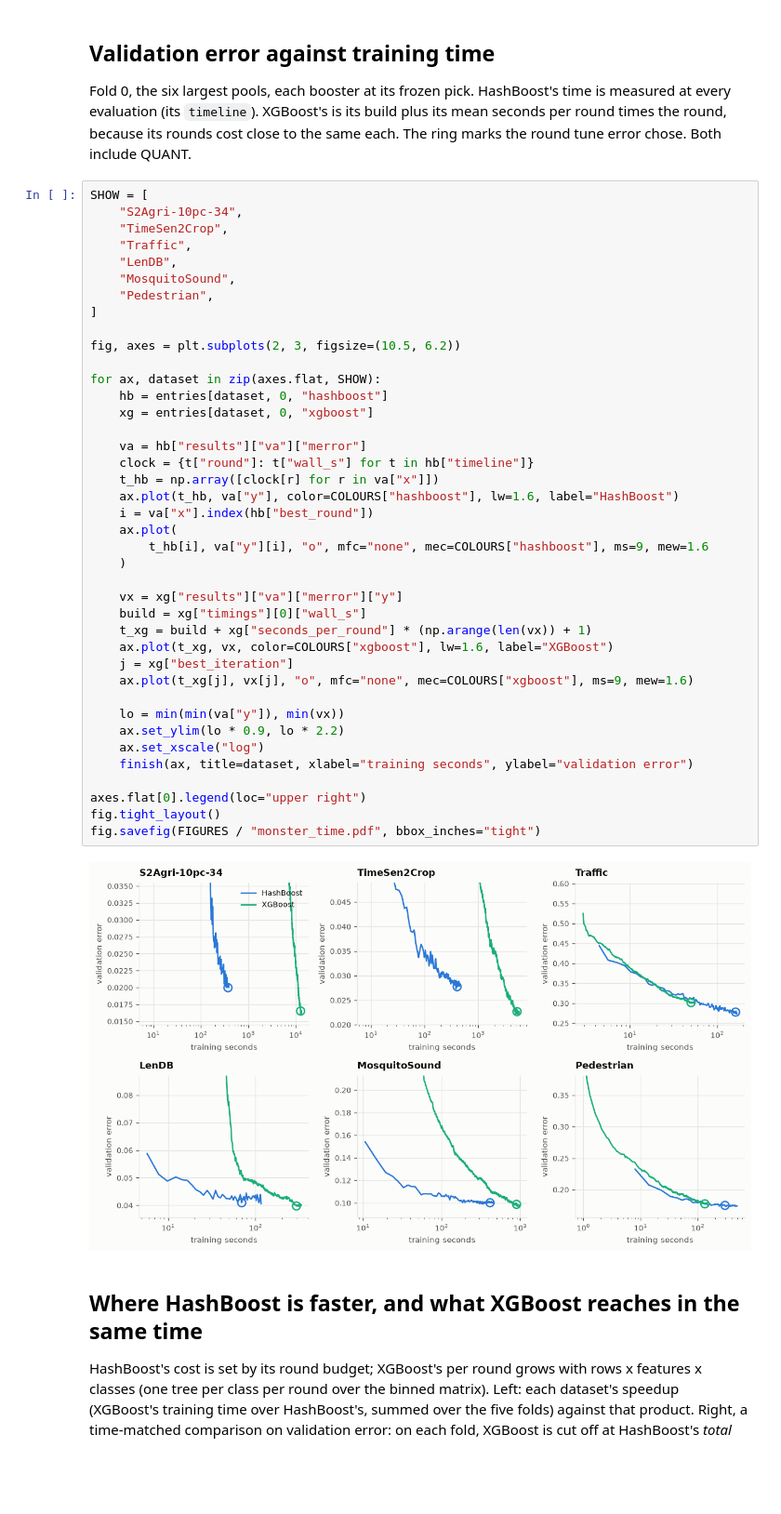
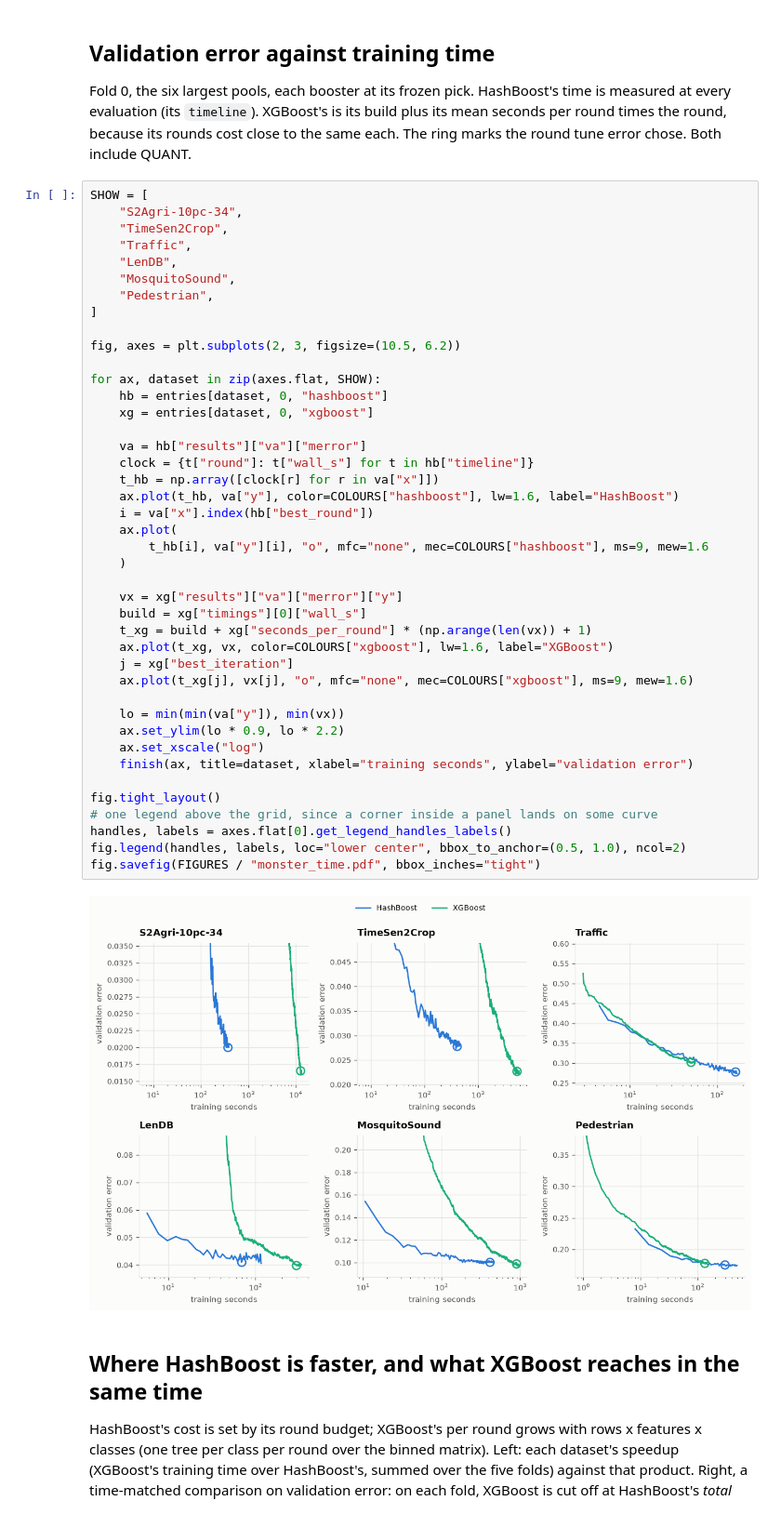
Before and after one commit to minip8/FIT2082, a Jupyter notebook: notebooks/monster.ipynb, the cells around one changed output. Shown at 93% size. Saved outputs shown, nothing was run; the diff lists cells and outputs as text; blank space fills up the shorter version.

```diff
--- a/notebooks/monster.ipynb
+++ b/notebooks/monster.ipynb
@@ -442,35 +442,37 @@ SHOW = [
 fig, axes = plt.subplots(2, 3, figsize=(10.5, 6.2))
 
 for ax, dataset in zip(axes.flat, SHOW):
     hb = entries[dataset, 0, "hashboost"]
     xg = entries[dataset, 0, "xgboost"]
 
     va = hb["results"]["va"]["merror"]
     clock = {t["round"]: t["wall_s"] for t in hb["timeline"]}
     t_hb = np.array([clock[r] for r in va["x"]])
     ax.plot(t_hb, va["y"], color=COLOURS["hashboost"], lw=1.6, label="HashBoost")
     i = va["x"].index(hb["best_round"])
     ax.plot(
         t_hb[i], va["y"][i], "o", mfc="none", mec=COLOURS["hashboost"], ms=9, mew=1.6
     )
 
     vx = xg["results"]["va"]["merror"]["y"]
     build = xg["timings"][0]["wall_s"]
     t_xg = build + xg["seconds_per_round"] * (np.arange(len(vx)) + 1)
     ax.plot(t_xg, vx, color=COLOURS["xgboost"], lw=1.6, label="XGBoost")
     j = xg["best_iteration"]
     ax.plot(t_xg[j], vx[j], "o", mfc="none", mec=COLOURS["xgboost"], ms=9, mew=1.6)
 
     lo = min(min(va["y"]), min(vx))
     ax.set_ylim(lo * 0.9, lo * 2.2)
     ax.set_xscale("log")
     finish(ax, title=dataset, xlabel="training seconds", ylabel="validation error")
 
-axes.flat[0].legend(loc="upper right")
 fig.tight_layout()
+# one legend above the grid, since a corner inside a panel lands on some curve
+handles, labels = axes.flat[0].get_legend_handles_labels()
+fig.legend(handles, labels, loc="lower center", bbox_to_anchor=(0.5, 1.0), ncol=2)
 fig.savefig(FIGURES / "monster_time.pdf", bbox_inches="tight")
 # %% [output]
-[figure, old version]
+[figure, new version]
 # %% [markdown]
 ## Where HashBoost is faster, and what XGBoost reaches in the same time
 
```
Also changed, not shown: parts of 1 cell of this notebook, 2 other files.
